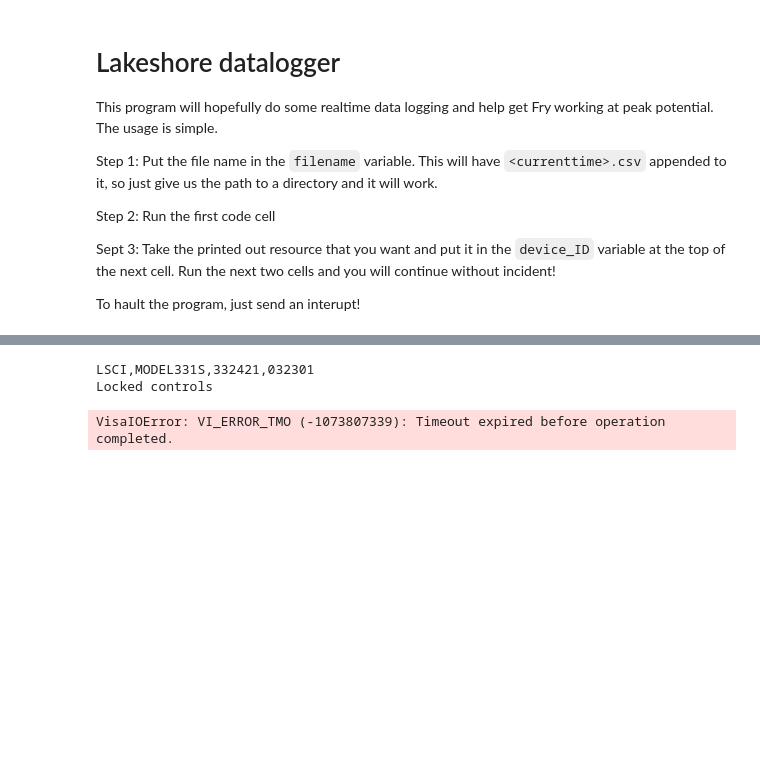
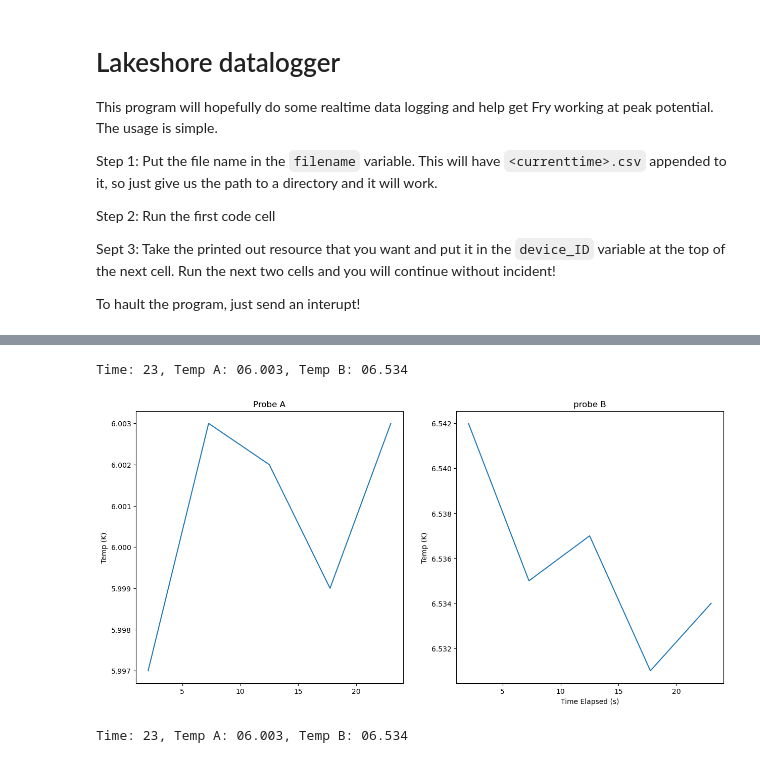
Before and after one commit to ucd-squidlab/DAQ-Development, a Jupyter notebook: Lakeshore331/LakeshoreLogging.ipynb, the cells around one changed output, grey strips where cells are left out. Drawn from its saved outputs; the diff is of its cells as text; code cells hidden in the pictures; blank space fills up the shorter version.

Commit message:
Fixed the graphing!

```diff
--- a/Lakeshore331/LakeshoreLogging.ipynb
+++ b/Lakeshore331/LakeshoreLogging.ipynb
@@ -29,5 +29,8 @@ print(lakesh.getResources())
 # %%
-device_ID = "ASRL/dev/ttyUSB2"
+device_ID = "ASRL/dev/ttyUSB0"
+filename = "./datalogging/testing"
+
+sampletime = 5
 # Connect to controller
 lakesh.connect(devicePath = device_ID)
 #Define filename
@@ -41,39 +44,43 @@ tempA = []
 tempB = []
 # Used for the output file
 t0 = time.time()
 # Now we enter the loop! The Try/except lets us get out of it with an interupt!
 try:
     while True:
         # Reads the temps and stores it into lists. Lists are only used for plotting.
+        temps = lakesh.queryTemp()
+        if temps[0] == 'NaN' or temps[1] == 'NaN': continue
         readtime.append(time.time()-t0)
-        temps = lakesh.queryTemp()
-        tempA.append(temps[0])
-        tempB.append(temps[1])
+
+        tempA.append(float(temps[0]))
+        tempB.append(float(temps[1]))
 
         #This does the file writing. I am manually formatting my csv because I don't need anything too complex.
         file.write(f"{readtime[-1]:.1f},{temps[0]},{temps[1]}\n")
 
         # This will do the plotting
-        (ax1, ax2), fig = plt.subplots(1,1, sharex=True, figsize=(15,7))
+        fig, (ax1, ax2) = plt.subplots(1,2, sharex=True, figsize=(15,7))
         ax1.plot(readtime, tempA, label="Probe A")
         ax2.plot(readtime, tempB, label="Probe B")
         ax2.set_xlabel("Time Elapsed (s)")
         ax1.set_title("Probe A")
         ax2.set_title("probe B")
         ax1.set_ylabel("Temp (K)")
         ax2.set_ylabel("Temp (K)")
 
         # This displays the current temperature
         print(f"Time: {readtime[-1]:.0f}, Temp A: {temps[0]}, Temp B: {temps[1]}", end="\r")
         plt.show()
-        time.wait(sampletime)
-        display.clear_display(wait=True)
+
+        print(f"Time: {readtime[-1]:.0f}, Temp A: {temps[0]}, Temp B: {temps[1]}", end="\r")
+        time.sleep(sampletime)
+        display.clear_output(wait=True)
 
 
 except KeyboardInterrupt:
     file.close()
     lakesh.closeConnection()
 # %% [output]
-LSCI,MODEL331S,332421,032301
-Locked controls
+Time: 23, Temp A: 06.003, Temp B: 06.534
+[figure, added]
-VisaIOError: VI_ERROR_TMO (-1073807339): Timeout expired before operation completed.
+Time: 23, Temp A: 06.003, Temp B: 06.534
```
Also changed, not shown: parts of 1 cell of this notebook, 1 other file.
